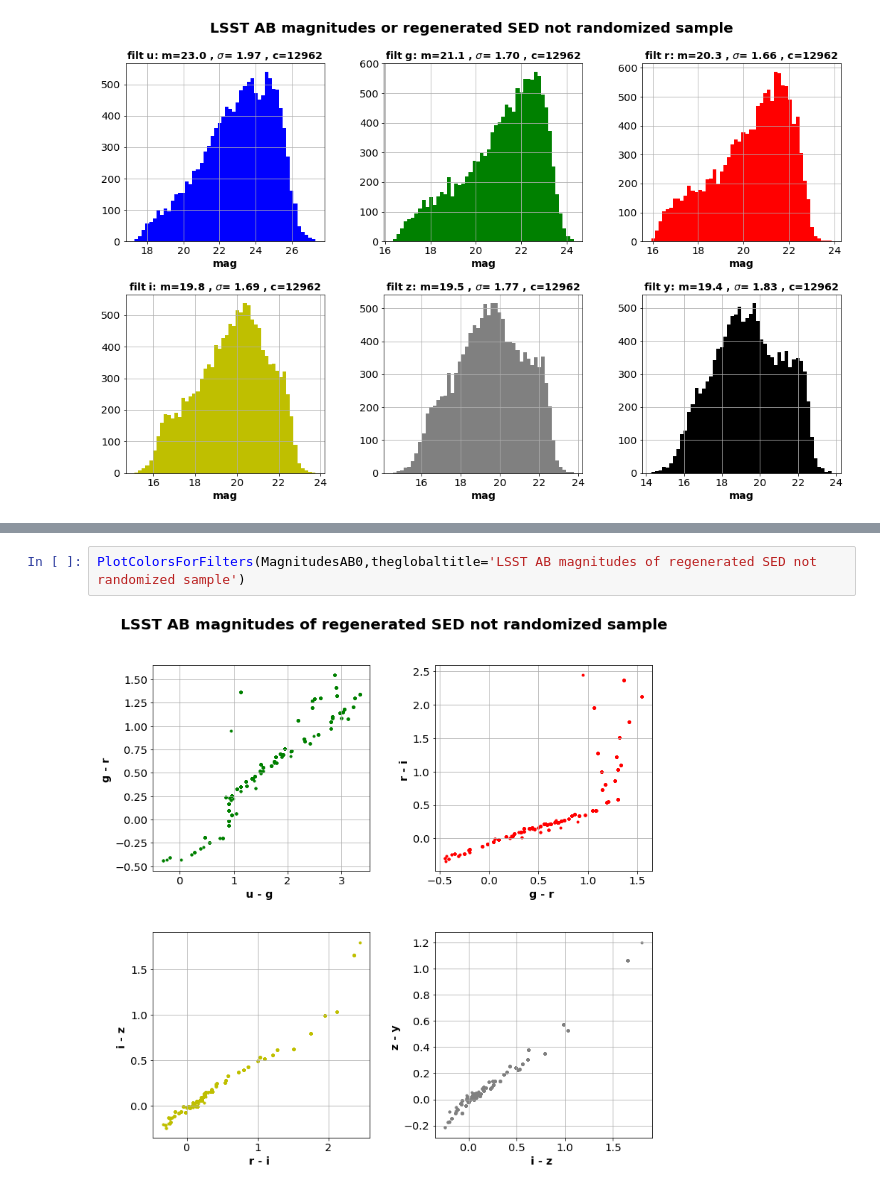
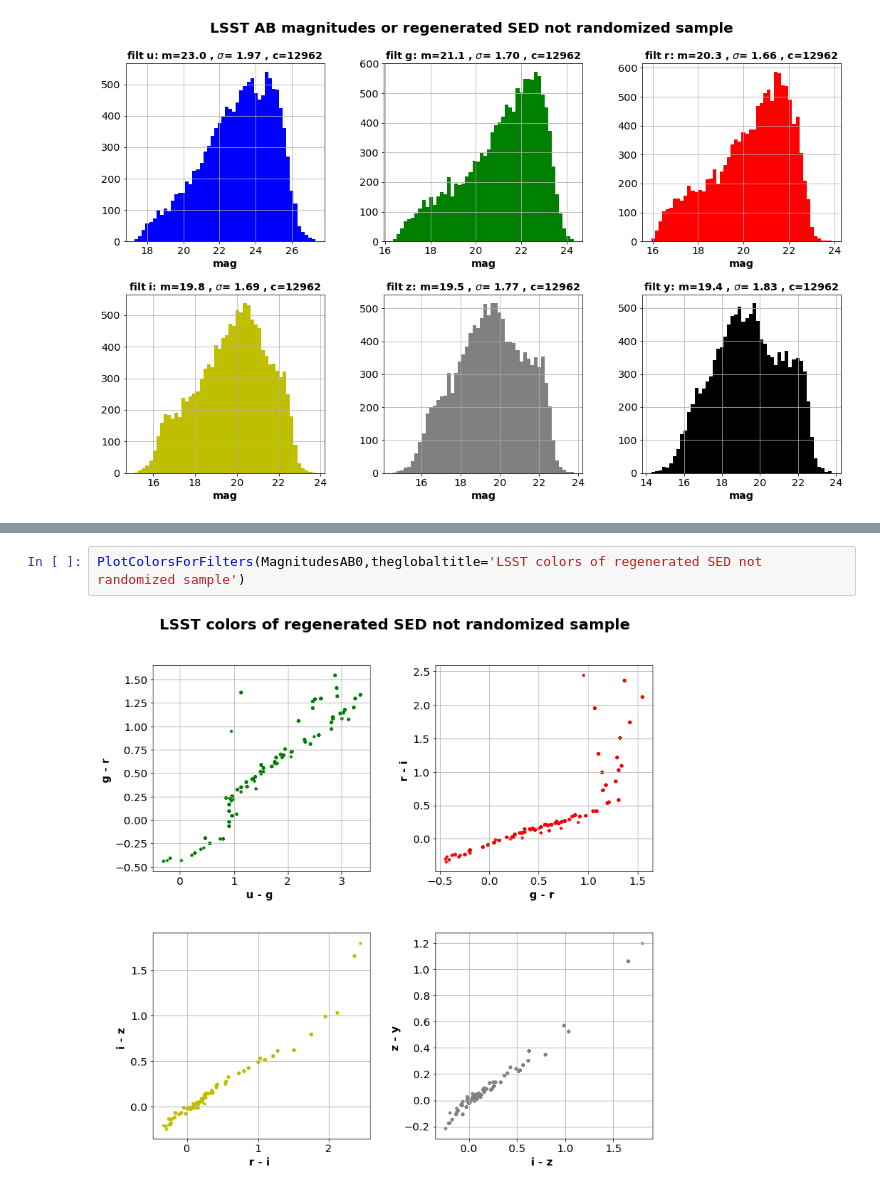
Before and after one commit to LSSTDESC/OpenAtmMiniDataChallenge, a Jupyter notebook: CheckRegeneratedSED.ipynb, the cells around one changed output, grey strips where cells are left out. Saved outputs shown, nothing was run; the diff lists cells and outputs as text.

Commit message:
correct a plot title

```diff
--- a/CheckRegeneratedSED.ipynb
+++ b/CheckRegeneratedSED.ipynb
@@ -344,4 +344,4 @@ PlotColorsForFilters(MagnitudesAB_rand,theglobaltitle='LSST AB magnitudes of reg
 # %%
-PlotColorsForFilters(MagnitudesAB0,theglobaltitle='LSST AB magnitudes of regenerated SED not randomized sample')
+PlotColorsForFilters(MagnitudesAB0,theglobaltitle='LSST colors of regenerated SED not randomized sample')
 # %% [output]
-[figure, old version]
+[figure, new version]
```
Also changed, not shown: parts of 1 cell of this notebook, 1 other file.
